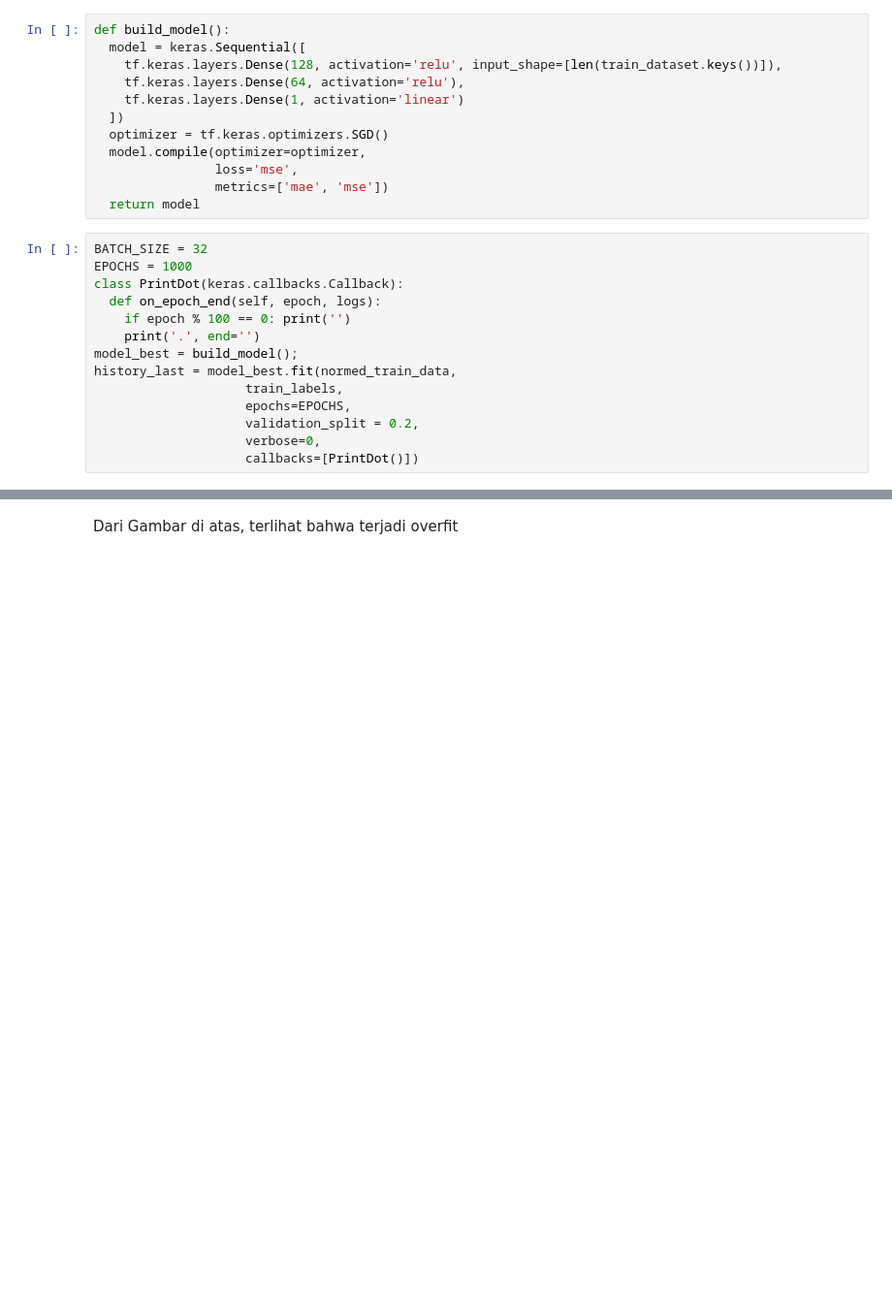
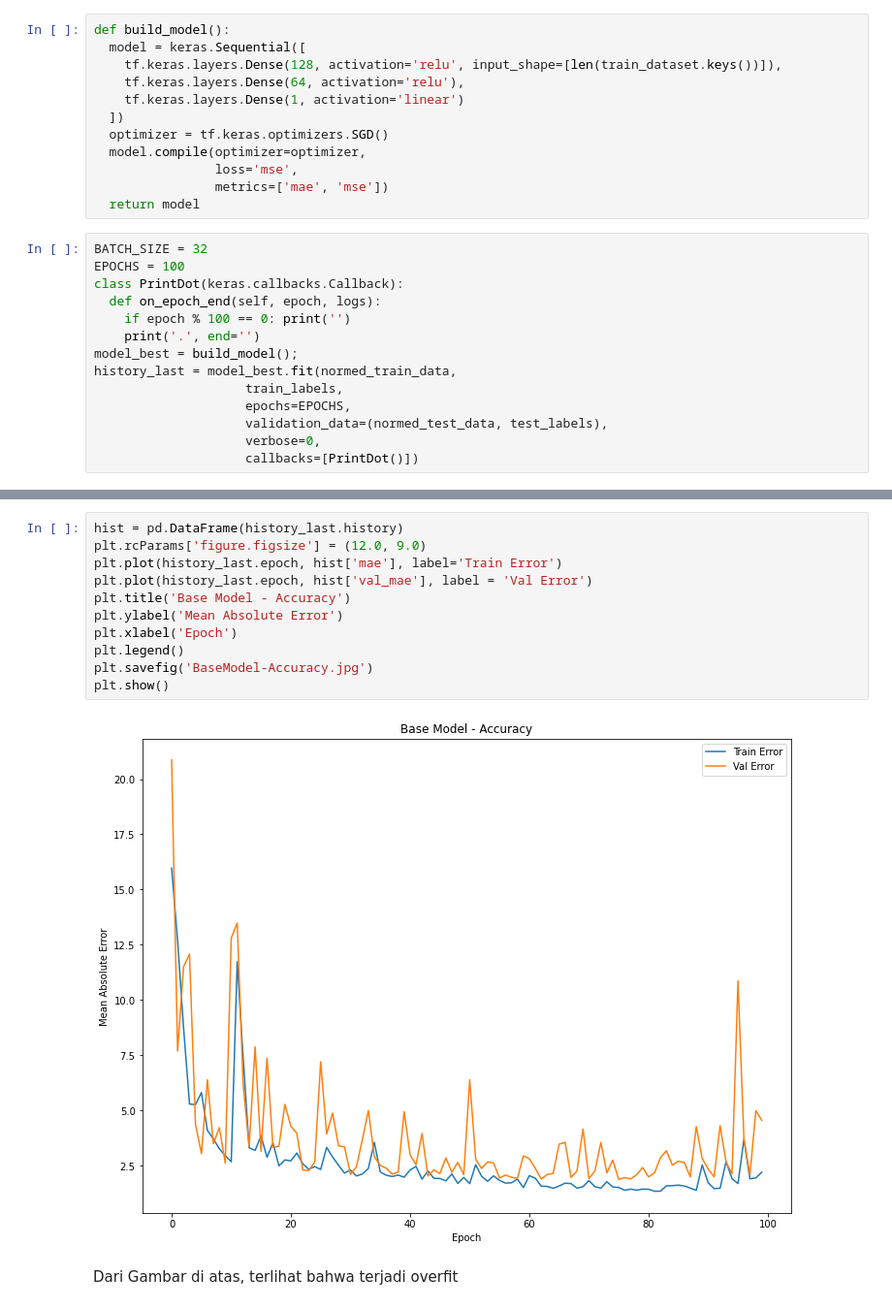
Before and after one commit to achluky/EI7007-Pebelejaran-Mesin-Lanjut, a Jupyter notebook: Tugas_1B_Regresi_Boston_Housing_Price_dengan_ANN.ipynb, the cells around one changed output, grey strips where cells are left out. Shown at 97% size. Saved outputs shown, nothing was run; the diff lists cells and outputs as text; blank space fills up the shorter version.

```diff
--- a/Tugas_1B_Regresi_Boston_Housing_Price_dengan_ANN.ipynb
+++ b/Tugas_1B_Regresi_Boston_Housing_Price_dengan_ANN.ipynb
@@ -763,7 +873,7 @@ def build_model():
   return model
 # %%
 BATCH_SIZE = 32
-EPOCHS = 1000
+EPOCHS = 100
 class PrintDot(keras.callbacks.Callback):
   def on_epoch_end(self, epoch, logs):
     if epoch % 100 == 0: print('')
@@ -772,7 +882,7 @@ model_best = build_model();
 history_last = model_best.fit(normed_train_data,
                     train_labels,
                     epochs=EPOCHS,
-                    validation_split = 0.2,
+                    validation_data=(normed_test_data, test_labels),
                     verbose=0,
                     callbacks=[PrintDot()])
 # %% [output]
@@ -814,2 +890,15 @@ plot_history(history_last)
+# %%
+hist = pd.DataFrame(history_last.history)
+plt.rcParams['figure.figsize'] = (12.0, 9.0)
+plt.plot(history_last.epoch, hist['mae'], label='Train Error')
+plt.plot(history_last.epoch, hist['val_mae'], label = 'Val Error')
+plt.title('Base Model - Accuracy')
+plt.ylabel('Mean Absolute Error')
+plt.xlabel('Epoch')
+plt.legend()
+plt.savefig('BaseModel-Accuracy.jpg')
+plt.show()
+# %% [output]
+[figure, added]
 # %% [markdown]
 Dari Gambar di atas, terlihat bahwa terjadi overfit
```
Also changed, not shown: parts of 39 cells of this notebook.
